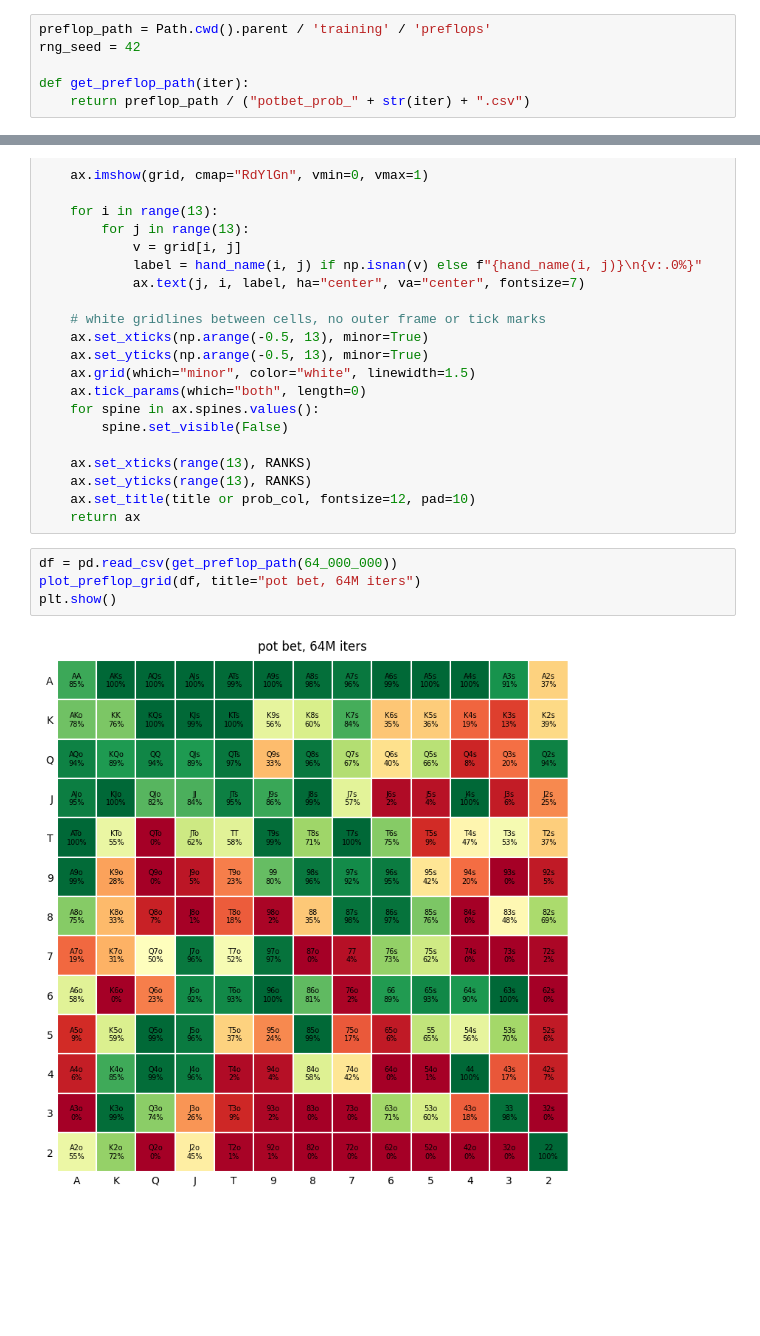
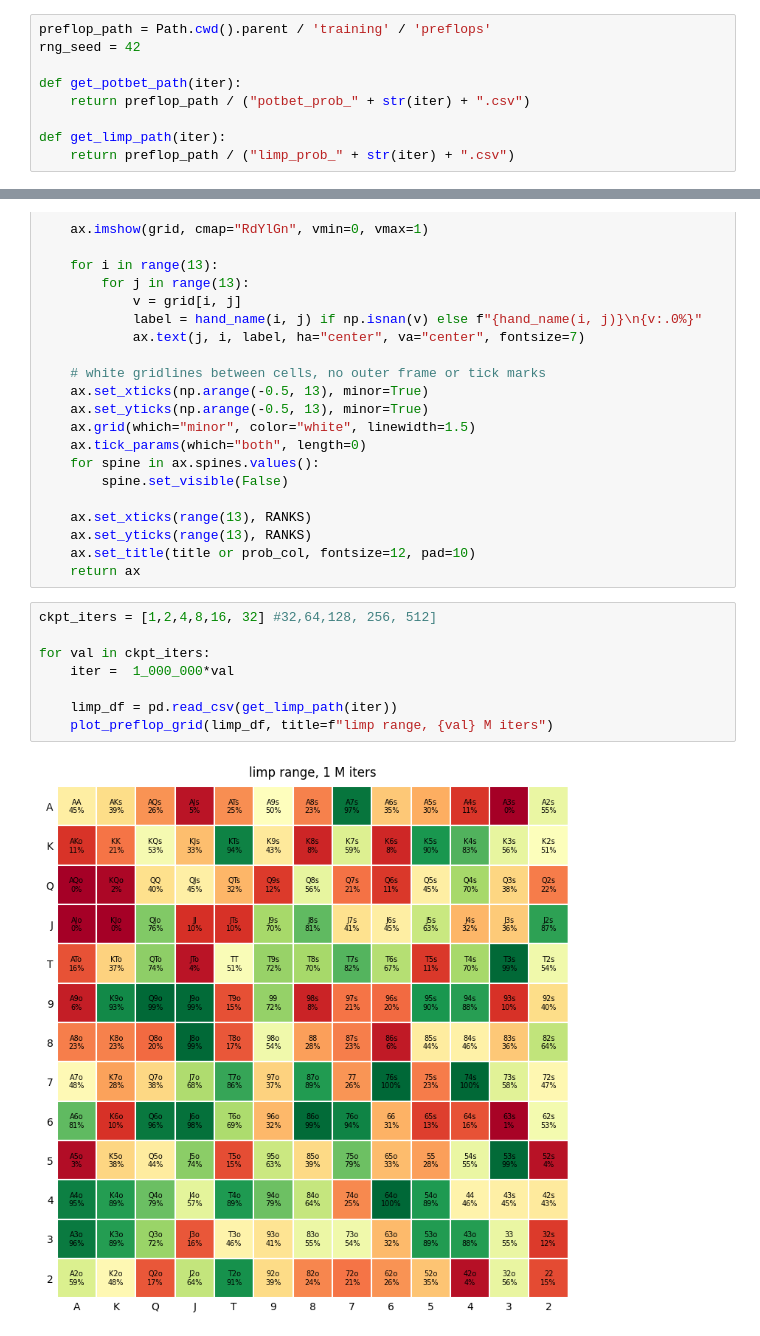
Before and after one commit to PGP2004/cfr, a Jupyter notebook: analysis/trained_preflops.ipynb, the cells around one changed output, grey strips where cells are left out. Drawn from its saved outputs; the diff is of its cells as text; blank space fills up the shorter version.

Commit message:
vibecoded preflop visualizaion, need to clean up and improve code quality

```diff
--- a/analysis/trained_preflops.ipynb
+++ b/analysis/trained_preflops.ipynb
@@ -7,8 +7,11 @@ import matplotlib.pyplot as plt
 preflop_path = Path.cwd().parent / 'training' / 'preflops'
 rng_seed = 42
 
-def get_preflop_path(iter):
+def get_potbet_path(iter):
     return preflop_path / ("potbet_prob_" + str(iter) + ".csv")
+
+def get_limp_path(iter):
+    return preflop_path / ("limp_prob_" + str(iter) + ".csv")
 # %%
 import numpy as np
 import matplotlib.pyplot as plt
@@ -53,9 +56,13 @@ def plot_preflop_grid(df, prob_col="prob", ax=None, title=None):
     ax.set_yticks(range(13), RANKS)
     ax.set_title(title or prob_col, fontsize=12, pad=10)
     return ax
-# %%
-df = pd.read_csv(get_preflop_path(64_000_000))
-plot_preflop_grid(df, title="pot bet, 64M iters")
-plt.show()
-# %% [output]
-[figure, removed]
+# %%
+ckpt_iters = [1,2,4,8,16, 32] #32,64,128, 256, 512]
+
+for val in ckpt_iters:
+    iter =  1_000_000*val
+
+    limp_df = pd.read_csv(get_limp_path(iter))
+    plot_preflop_grid(limp_df, title=f"limp range, {val} M iters")
+# %% [output]
+[figure, added]
```
Also changed, not shown: parts of 3 cells of this notebook, 20 other files.
